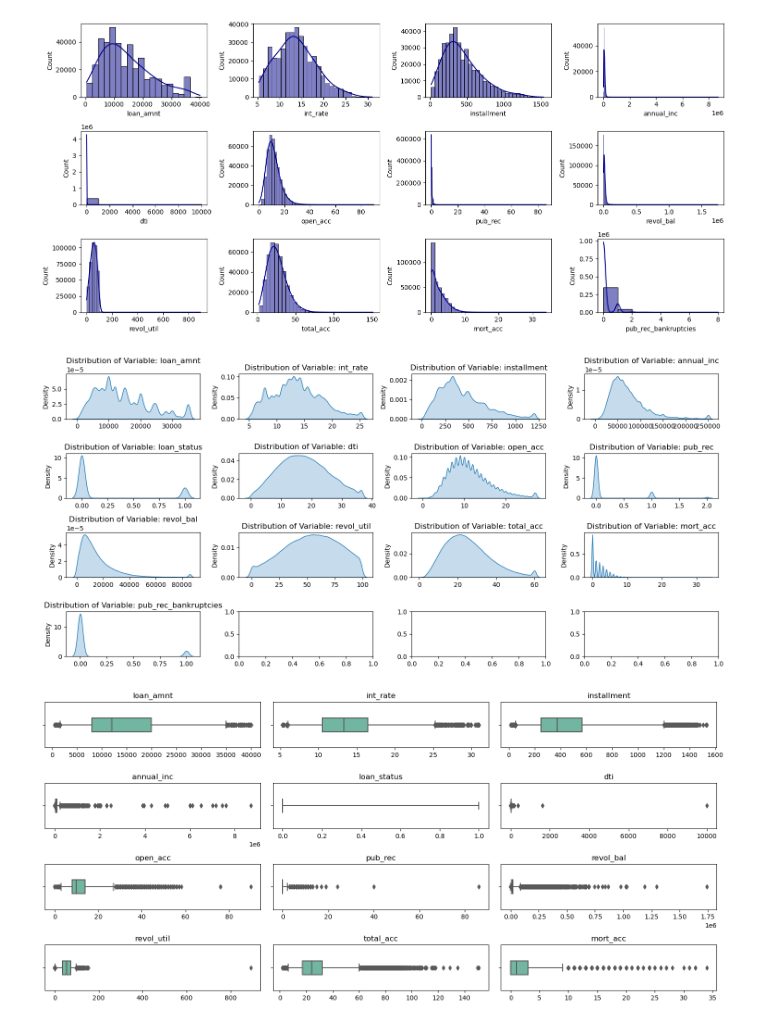
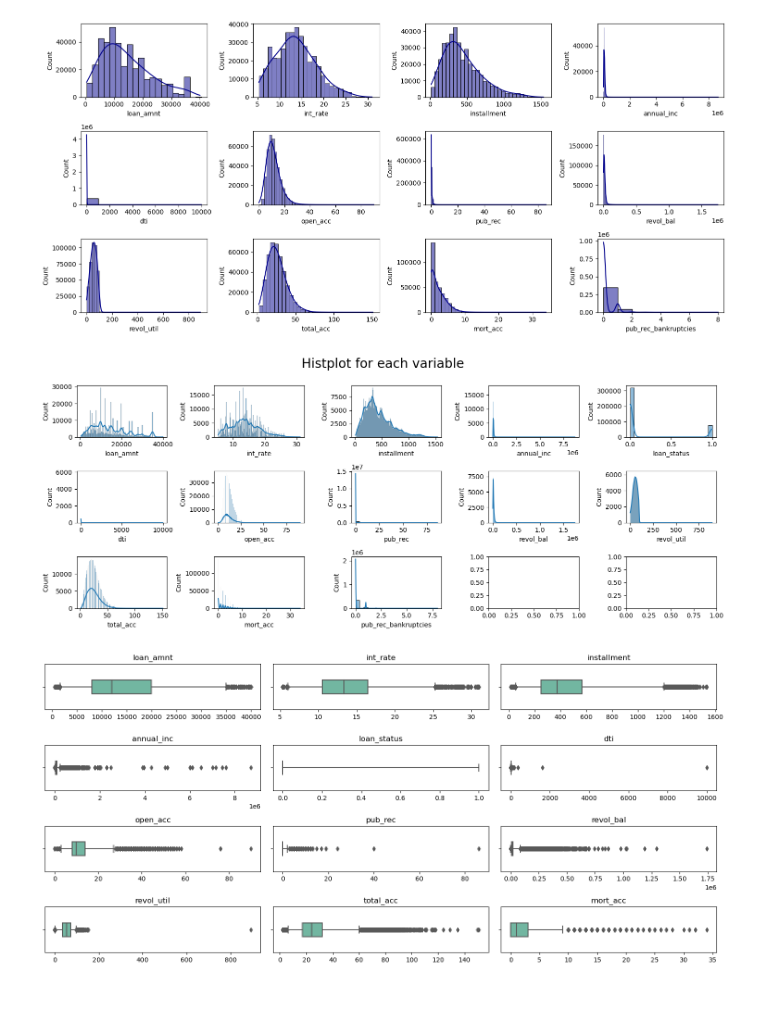
Before and after one commit to Teccaa/Applied_Credit_Risk, a Jupyter notebook: Data_Cleaning_v3.ipynb, the cells around one changed output. Cells and saved outputs as stored; diff of their text form; code cells hidden in the pictures; blank space fills up the shorter version.

```diff
--- a/Data_Cleaning_v3.ipynb
+++ b/Data_Cleaning_v3.ipynb
@@ -599,21 +568,19 @@ fig.tight_layout()
 plt.show()
 # %% [output]
 [figure]
-# %%
-fig, axes = plt.subplots(nrows=4, ncols=4, figsize=(15, 7), sharex = False, sharey = False)
-axes = axes.ravel()
-cols = data_num_clean.columns[:]
-
-for col, ax in zip(cols, axes):
-    d = data_num_clean
-    sns.kdeplot(data=d, x=col, shade=True, ax=ax)
-    ax.set(title=f'Distribution of Variable: {col}', xlabel=None)
-
-#fig.delaxes(axes[8])
-fig.tight_layout()
-plt.show()
-# %% [output]
-[figure, removed]
+# %%
+def histplot_visual(data,column):
+    fig, ax = plt.subplots(3,5,figsize=(15,6))
+    fig.suptitle('Histplot for each variable',y=1, size=20)
+    ax=ax.flatten()
+    for i,feature in enumerate(column):
+        sns.histplot(data=data[feature],ax=ax[i], kde=True)
+
+num_cols = data_num_clean.columns[:]
+histplot_visual(data=data_cleand,column=num_cols)
+plt.tight_layout()
+# %% [output]
+[figure, added]
 # %%
 ## Boxplot for numeric data
 
```
Also changed, not shown: parts of 16 cells of this notebook, 20 other files.
